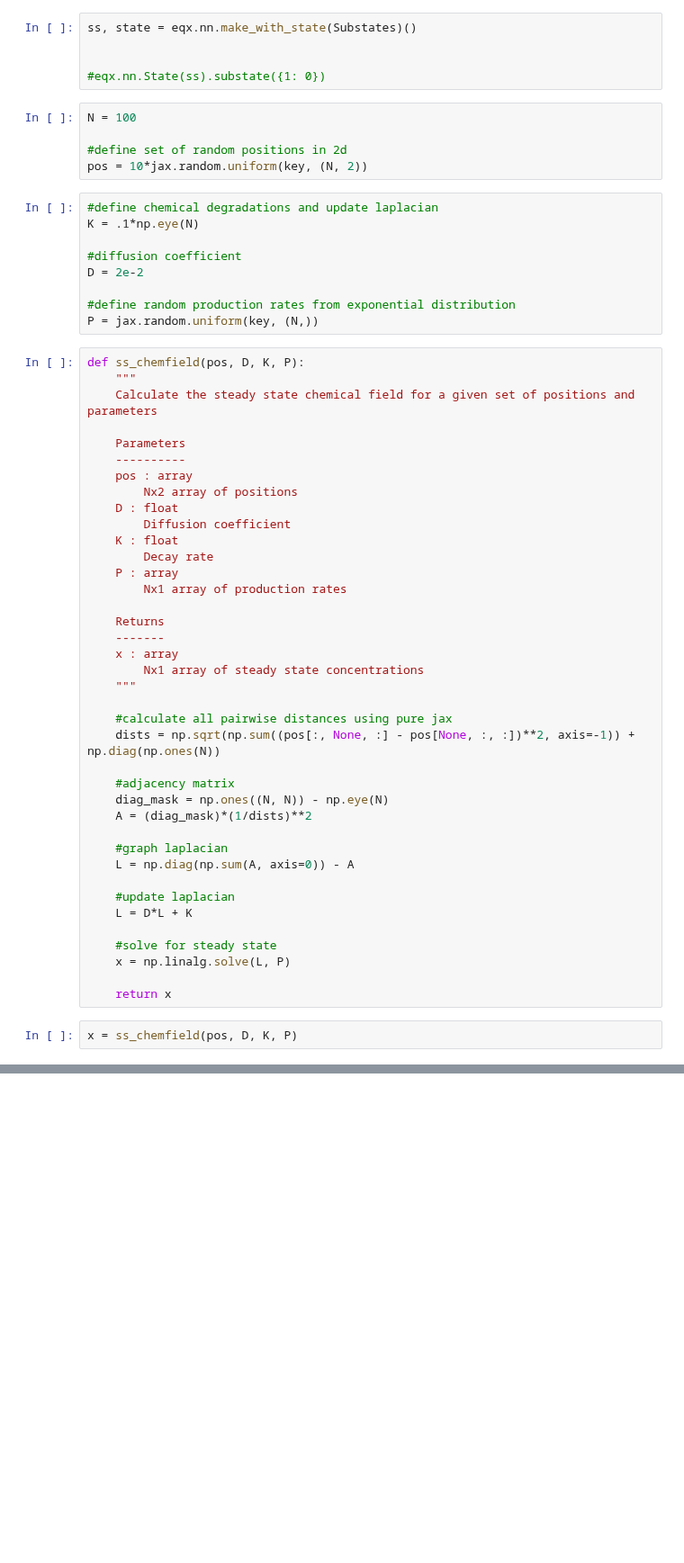
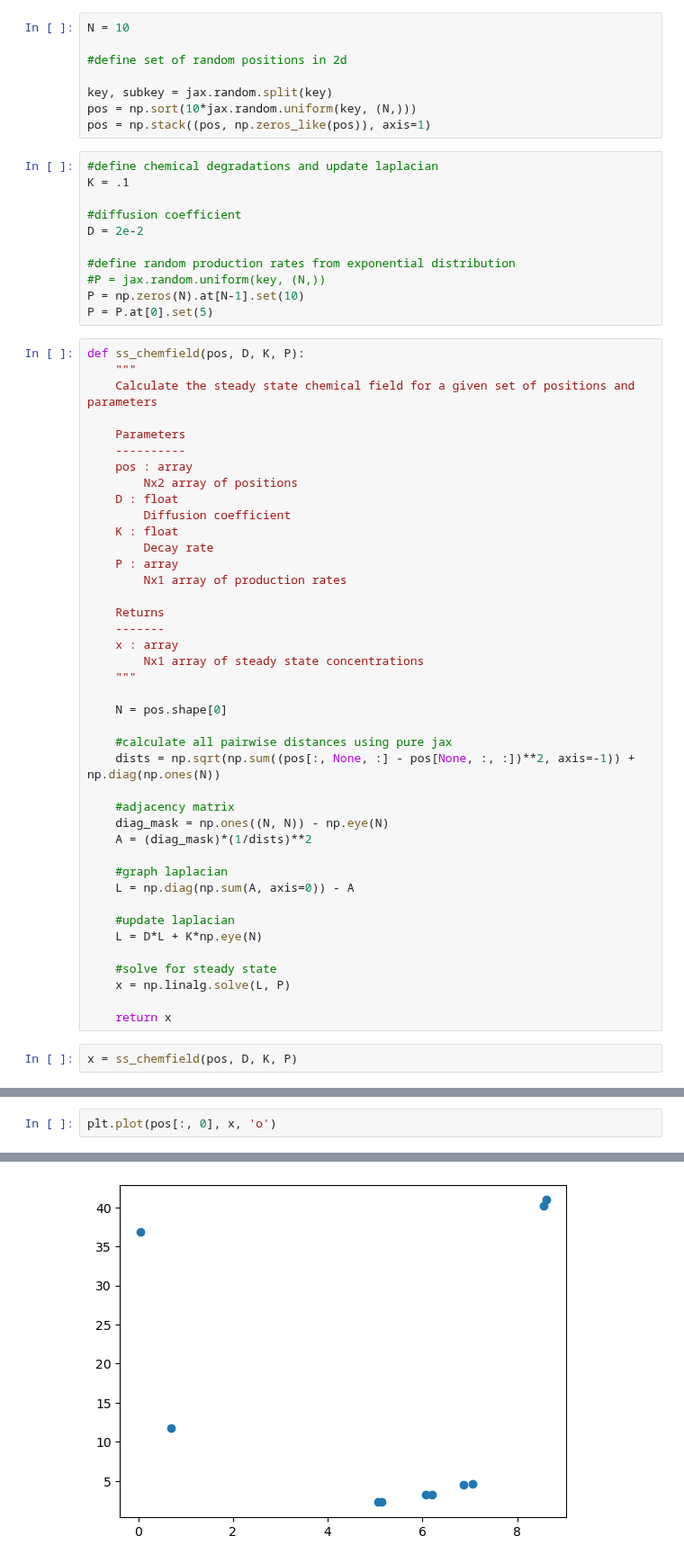
Before and after one commit to fmottes/jax-morph, a Jupyter notebook: notebooks/00_EQX_REFACTOR.ipynb, the cells around one changed output, grey strips where cells are left out. Shown at 90% size. Cells and saved outputs as stored; diff of their text form; blank space fills up the shorter version.

```diff
--- a/notebooks/00_EQX_REFACTOR.ipynb
+++ b/notebooks/00_EQX_REFACTOR.ipynb
@@ -25,22 +15,22 @@ class Substates(eqx.Module):
-# %%
-ss, state = eqx.nn.make_with_state(Substates)()
-
-
-#eqx.nn.State(ss).substate({1: 0})
 # %%
-N = 100
+N = 10
 
 #define set of random positions in 2d
-pos = 10*jax.random.uniform(key, (N, 2))
+
+key, subkey = jax.random.split(key)
+pos = np.sort(10*jax.random.uniform(key, (N,)))
+pos = np.stack((pos, np.zeros_like(pos)), axis=1)
 # %%
 #define chemical degradations and update laplacian
-K = .1*np.eye(N)
+K = .1
 
 #diffusion coefficient
 D = 2e-2
 
 #define random production rates from exponential distribution
-P = jax.random.uniform(key, (N,))
+#P = jax.random.uniform(key, (N,))
+P = np.zeros(N).at[N-1].set(10)
+P = P.at[0].set(5)
 # %%
 def ss_chemfield(pos, D, K, P):
     """
@@ -63,6 +53,8 @@ def ss_chemfield(pos, D, K, P):
         Nx1 array of steady state concentrations
     """
 
+    N = pos.shape[0]
+
     #calculate all pairwise distances using pure jax
     dists = np.sqrt(np.sum((pos[:, None, :] - pos[None, :, :])**2, axis=-1)) + np.diag(np.ones(N))
 
@@ -74,7 +66,7 @@ def ss_chemfield(pos, D, K, P):
     L = np.diag(np.sum(A, axis=0)) - A
 
     #update laplacian
-    L = D*L + K
+    L = D*L + K*np.eye(N)
 
     #solve for steady state
     x = np.linalg.solve(L, P)
@@ -104,0 +77,3 @@ Array([3.9190333, 5.5560317, 4.945663 , 5.737023 , 3.8454523, 5.4835463,
+# %%
+plt.plot(pos[:, 0], x, 'o')
+# %% [output]
@@ -104,0 +81 @@ Array([3.9190333, 5.5560317, 4.945663 , 5.737023 , 3.8454523, 5.4835463,
+[figure, added]
```
Also changed, not shown: parts of 6 cells of this notebook.
